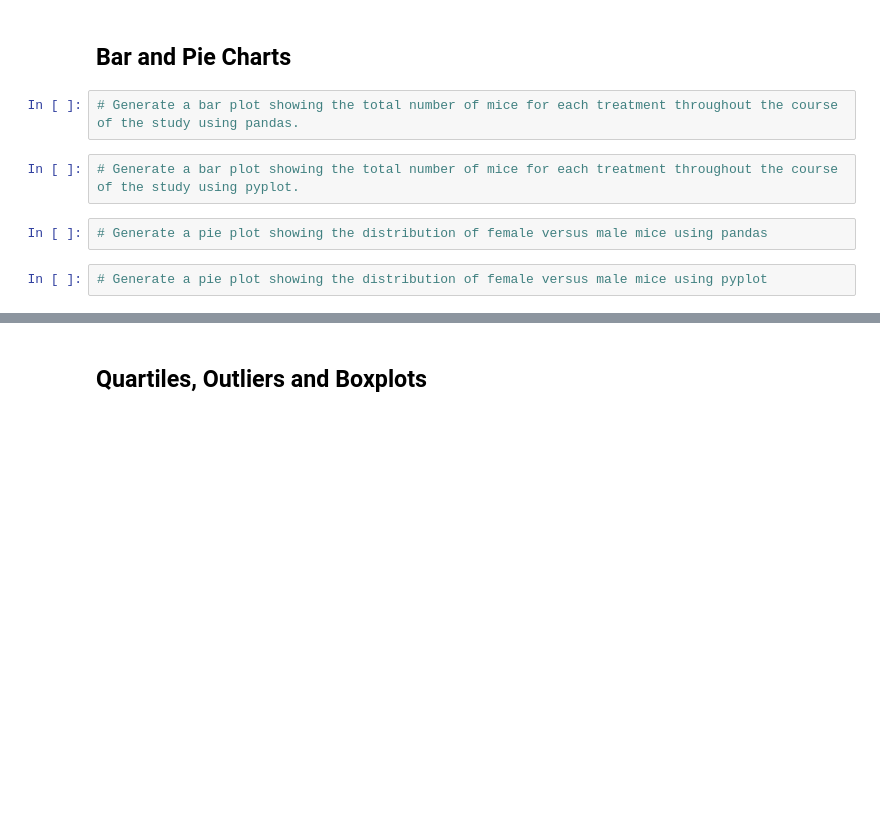
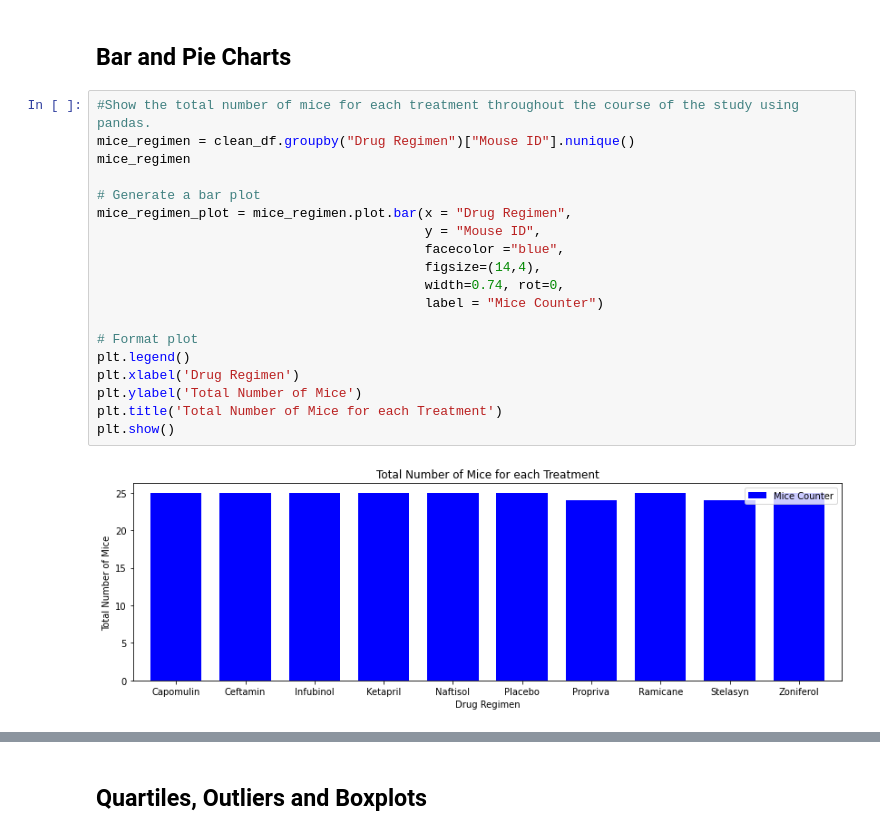
Before and after one commit to roberto-g-v/Matplotlib-mice-tests-analysis, a Jupyter notebook: pymaceuticals_starter.ipynb, the cells around one changed output, grey strips where cells are left out. Cells and saved outputs as stored; diff of their text form; blank space fills up the shorter version.

```diff
--- a/pymaceuticals_starter.ipynb
+++ b/pymaceuticals_starter.ipynb
@@ -179,11 +182,24 @@ second_summary_df
 | Zoniferol | 53.236507 | 51.818479 | 48.533355 | 6.966589 | 0.516398 |
 # %% [markdown]
 ## Bar and Pie Charts
-# %%
-# Generate a bar plot showing the total number of mice for each treatment throughout the course of the study using pandas.
-# %%
-# Generate a bar plot showing the total number of mice for each treatment throughout the course of the study using pyplot.
-# %%
-# Generate a pie plot showing the distribution of female versus male mice using pandas
-# %%
-# Generate a pie plot showing the distribution of female versus male mice using pyplot
+# %%
+#Show the total number of mice for each treatment throughout the course of the study using pandas.
+mice_regimen = clean_df.groupby("Drug Regimen")["Mouse ID"].nunique()
+mice_regimen
+
+# Generate a bar plot
+mice_regimen_plot = mice_regimen.plot.bar(x = "Drug Regimen",
+                                          y = "Mouse ID",
+                                          facecolor ="blue",
+                                          figsize=(14,4),
+                                          width=0.74, rot=0,
+                                          label = "Mice Counter")
+
+# Format plot
+plt.legend()
+plt.xlabel('Drug Regimen')
+plt.ylabel('Total Number of Mice')
+plt.title('Total Number of Mice for each Treatment')
+plt.show()
+# %% [output]
+[figure, added]
```
Also changed, not shown: parts of 14 cells of this notebook.
